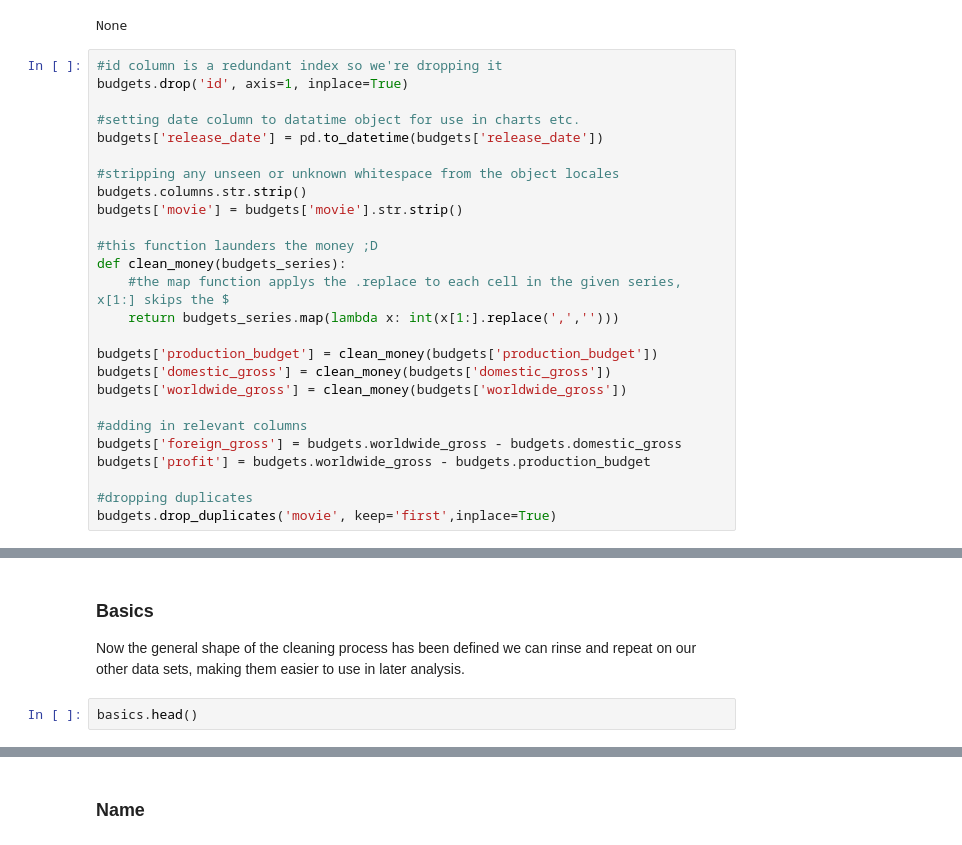
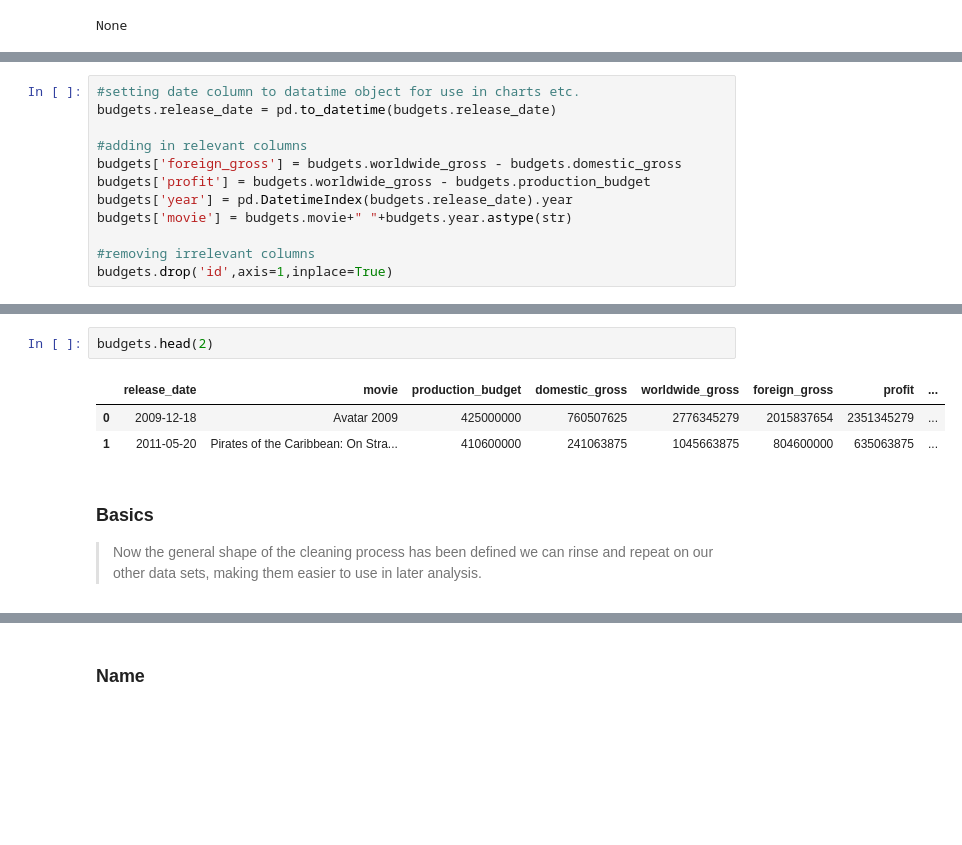
Before and after one commit to learn-co-curriculum/dsc-phase-1-project, a Jupyter notebook: Data/data-clean.ipynb, the cells around one changed output, grey strips where cells are left out. Drawn from its saved outputs; the diff is of its cells as text; blank space fills up the shorter version.

```diff
--- a/Data/data-clean.ipynb
+++ b/Data/data-clean.ipynb
@@ -280,29 +280,3 @@ Data columns (total 6 columns):
 dtypes: int64(4), object(2)
 memory usage: 271.2+ KB
 None
-# %%
-#id column is a redundant index so we're dropping it
-budgets.drop('id', axis=1, inplace=True)
-
-#setting date column to datatime object for use in charts etc.
-budgets['release_date'] = pd.to_datetime(budgets['release_date'])
-
-#stripping any unseen or unknown whitespace from the object locales
-budgets.columns.str.strip()
-budgets['movie'] = budgets['movie'].str.strip()
-
-#this function launders the money ;D
-def clean_money(budgets_series):
-    #the map function applys the .replace to each cell in the given series, x[1:] skips the $
-    return budgets_series.map(lambda x: int(x[1:].replace(',','')))
-
-budgets['production_budget'] = clean_money(budgets['production_budget'])
-budgets['domestic_gross'] = clean_money(budgets['domestic_gross'])
-budgets['worldwide_gross'] = clean_money(budgets['worldwide_gross'])
-
-#adding in relevant columns
-budgets['foreign_gross'] = budgets.worldwide_gross - budgets.domestic_gross
-budgets['profit'] = budgets.worldwide_gross - budgets.production_budget
-
-#dropping duplicates
-budgets.drop_duplicates('movie', keep='first',inplace=True)
@@ -311,3 +285,15 @@ TypeError: 'int' object is not subscriptable
+# %%
+#setting date column to datatime object for use in charts etc.
+budgets.release_date = pd.to_datetime(budgets.release_date)
+
+#adding in relevant columns
+budgets['foreign_gross'] = budgets.worldwide_gross - budgets.domestic_gross
+budgets['profit'] = budgets.worldwide_gross - budgets.production_budget
+budgets['year'] = pd.DatetimeIndex(budgets.release_date).year
+budgets['movie'] = budgets.movie+" "+budgets.year.astype(str)
+
+#removing irrelevant columns
+budgets.drop('id',axis=1,inplace=True)
 # %%
 #looks good now
 budgets.info()
@@ -314,7 +316,11 @@ budgets.info()
+# %%
+budgets.head(2)
+# %% [output]
+|  | release_date | movie | production_budget | domestic_gross | worldwide_gross | foreign_gross | profit | ... |
+| 0 | 2009-12-18 | Avatar 2009 | 425000000 | 760507625 | 2776345279 | 2015837654 | 2351345279 | ... |
+| 1 | 2011-05-20 | Pirates of the Caribbean: On Stra... | 410600000 | 241063875 | 1045663875 | 804600000 | 635063875 | ... |
 # %% [markdown]
 ### Basics
-Now the general shape of the cleaning process has been defined we can rinse and repeat on our other data sets, making them easier to use in later analysis.
+>Now the general shape of the cleaning process has been defined we can rinse and repeat on our other data sets, making them easier to use in later analysis.
-# %%
-basics.head()
 # %%
 basics.info()
```
Also changed, not shown: parts of 81 cells of this notebook.
